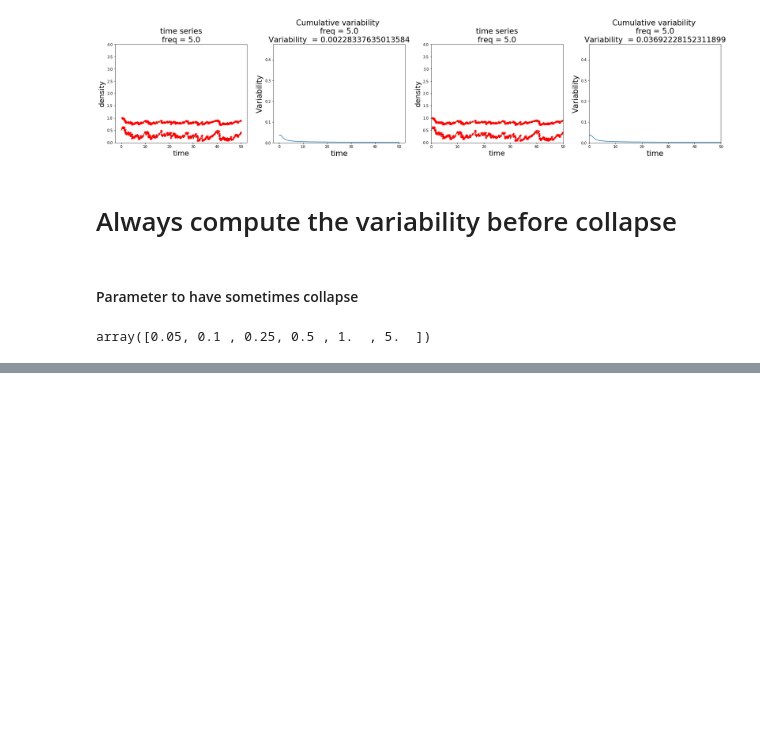
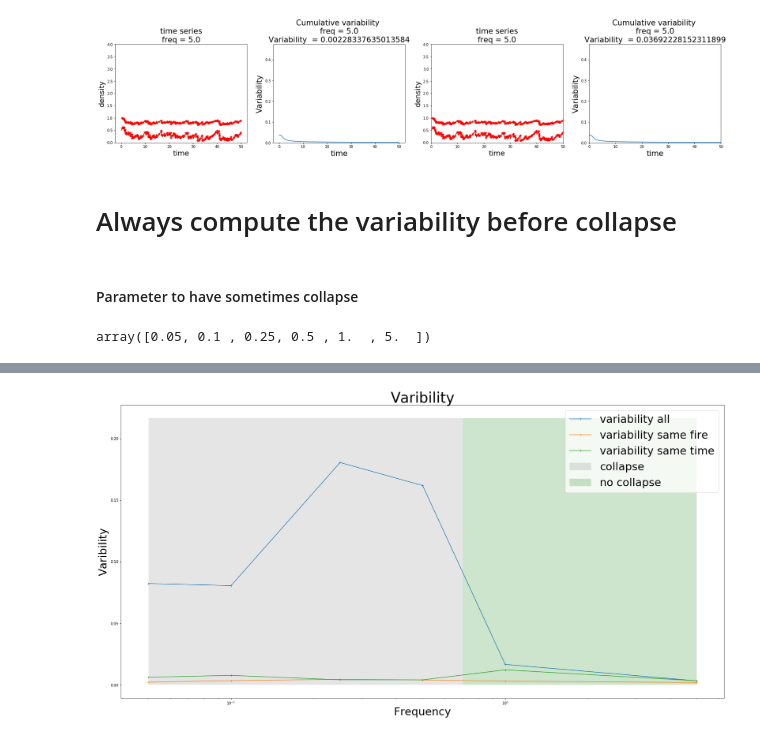
Before and after one commit to cavaillesj/-ecosystem_behavior, a Jupyter notebook: Variability VS frequency model 3 param.ipynb, the cells around one changed output, grey strips where cells are left out. Cells and saved outputs as stored; diff of their text form; code cells hidden in the pictures; blank space fills up the shorter version.

```diff
--- a/Variability VS frequency model 3 param.ipynb
+++ b/Variability VS frequency model 3 param.ipynb
@@ -790,0 +803,19 @@ plt.show()
+# %%
+plt.figure(figsize = (30, 15))
+plt.semilogx(Freq, Var_all, "+-", label = "variability all")
+plt.semilogx(Freq, Var_same_fire, "+-", label = "variability same fire")
+plt.semilogx(Freq, Var_same_time, "+-", label = "variability same time")
+
+
+mmax = np.max([np.max(Var_all), np.max(Var_same_fire), np.max(Var_same_time)])
+collapse_lim = 0.7
+plt.fill_between([Freq[0], collapse_lim], 1.2*mmax, 0, facecolor='grey', alpha=0.2, label = "collapse")
+plt.fill_between([collapse_lim, Freq[-1]], 1.2*mmax, 0, facecolor='green', alpha=0.2, label = "no collapse")
+
+plt.title("Varibility", fontsize = 40)
+plt.ylabel("Varibility", fontsize = 30)
+plt.xlabel("Frequency", fontsize = 30)
+plt.legend(fontsize = 30)
+plt.show()
+# %% [output]
+[figure, added]
```
Also changed, not shown: parts of 1 cell of this notebook, 1 other file.
